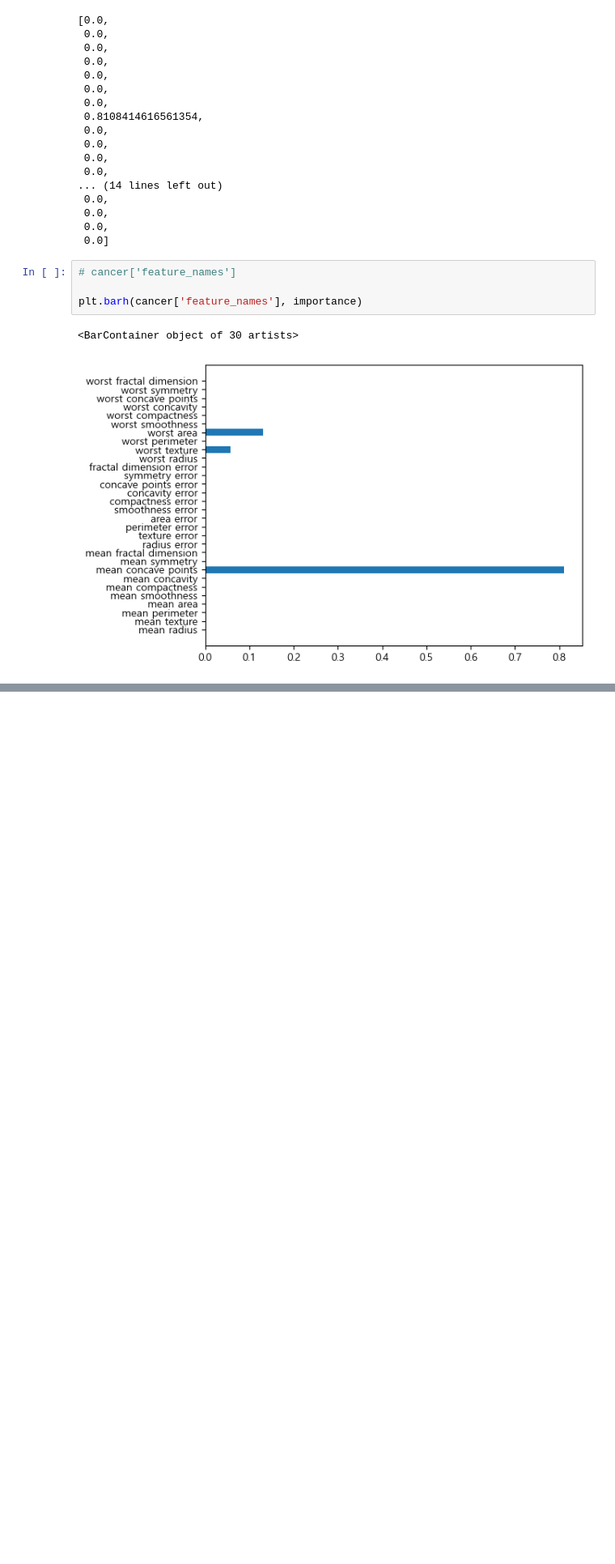
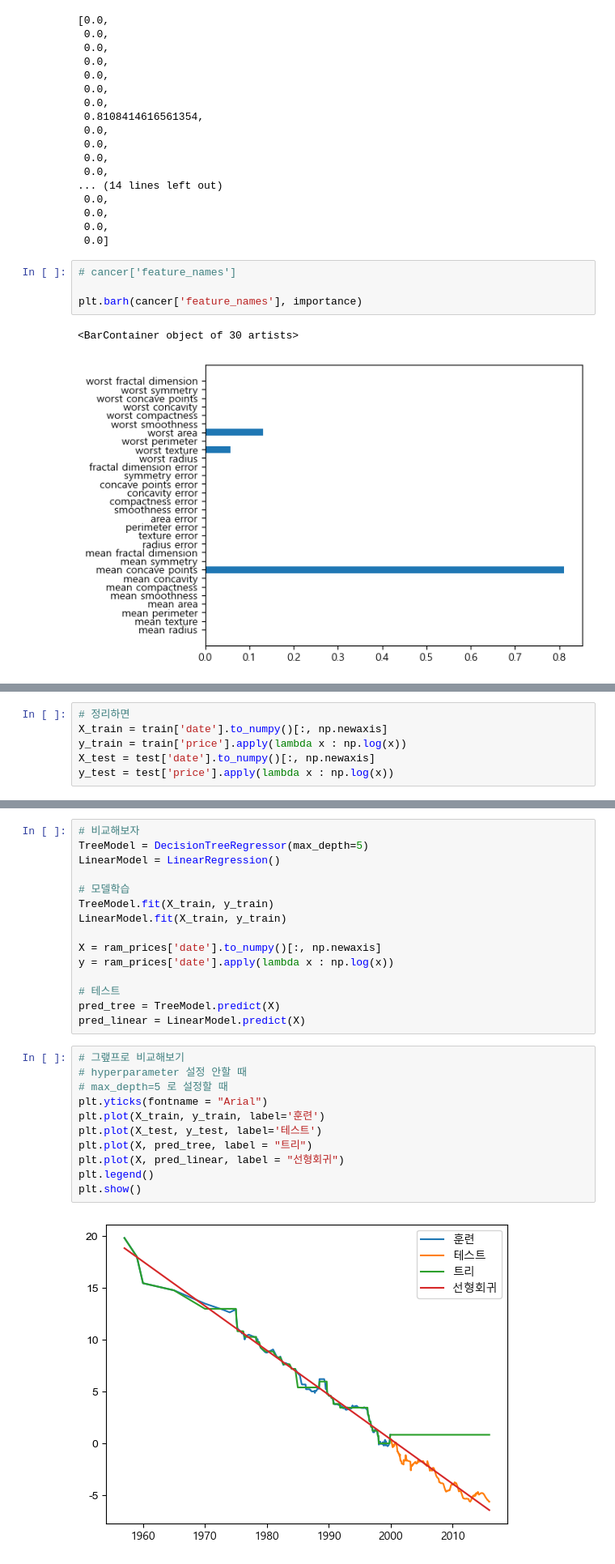
Before and after one commit to LeticiaKang/Data_Analytics_Course, a Jupyter notebook: 머신러닝/수업/221020 DecisionTree.ipynb, the cells around one changed output, grey strips where cells are left out. Shown: that part at 81% size. Cells and saved outputs as stored; diff of their text form; blank space fills up the shorter version.

```diff
--- a/머신러닝/수업/221020 DecisionTree.ipynb
+++ b/머신러닝/수업/221020 DecisionTree.ipynb
@@ -102,0 +143,6 @@ plt.barh(cancer['feature_names'], importance)
+# %%
+# 정리하면
+X_train = train['date'].to_numpy()[:, np.newaxis]
+y_train = train['price'].apply(lambda x : np.log(x))
+X_test = test['date'].to_numpy()[:, np.newaxis]
+y_test = test['price'].apply(lambda x : np.log(x))
@@ -102,0 +154,28 @@ plt.barh(cancer['feature_names'], importance)
+# %%
+# 비교해보자
+TreeModel = DecisionTreeRegressor(max_depth=5)
+LinearModel = LinearRegression()
+
+# 모델학습
+TreeModel.fit(X_train, y_train)
+LinearModel.fit(X_train, y_train)
+
+X = ram_prices['date'].to_numpy()[:, np.newaxis]
+y = ram_prices['date'].apply(lambda x : np.log(x))
+
+# 테스트
+pred_tree = TreeModel.predict(X)
+pred_linear = LinearModel.predict(X)
+# %%
+# 그랲프로 비교해보기
+# hyperparameter 설정 안할 때
+# max_depth=5 로 설정할 때
+plt.yticks(fontname = "Arial")
+plt.plot(X_train, y_train, label='훈련')
+plt.plot(X_test, y_test, label='테스트')
+plt.plot(X, pred_tree, label = "트리")
+plt.plot(X, pred_linear, label = "선형회귀")
+plt.legend()
+plt.show()
+# %% [output]
+[figure, added]
```
Also changed, not shown: parts of 13 cells of this notebook, 2 other files.
